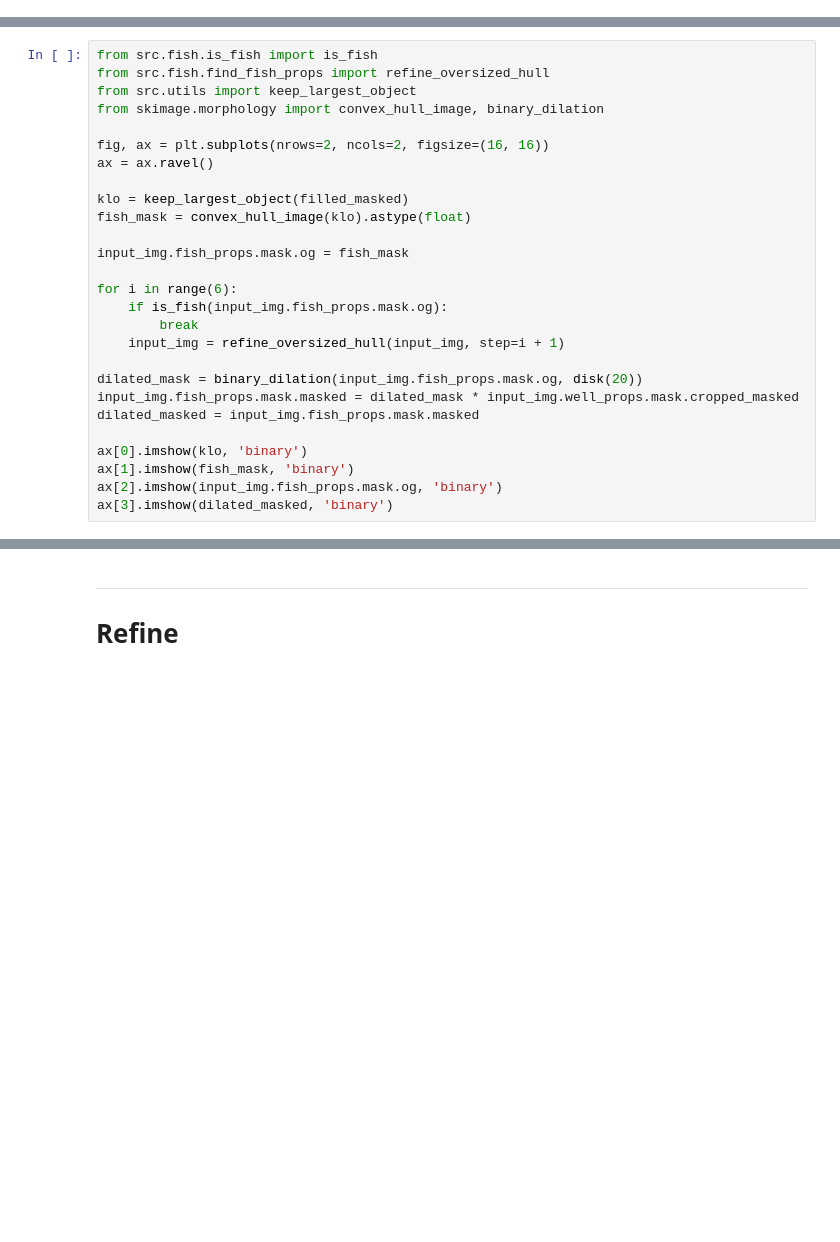
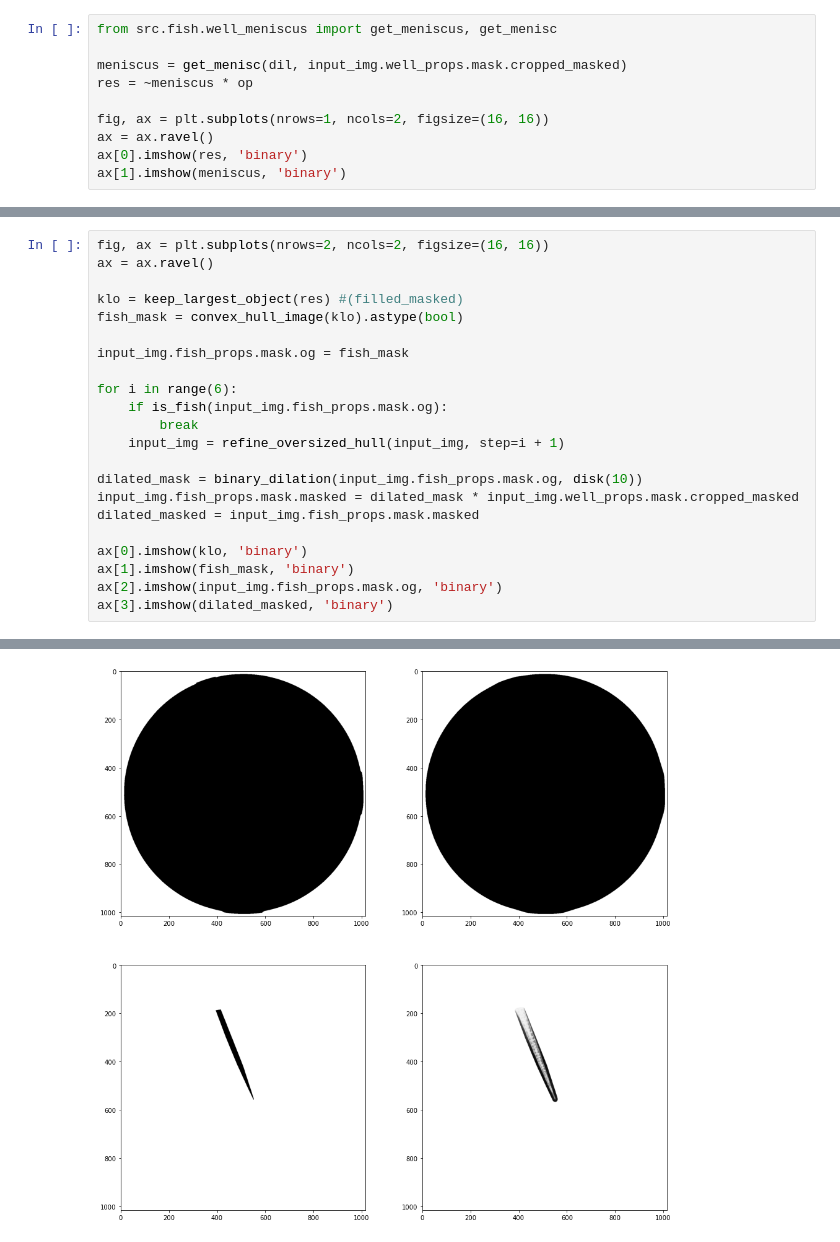
Before and after one commit to gimesia/zebrafisher, a Jupyter notebook: __jupyter__/find_fish.ipynb, the cells around one changed output, grey strips where cells are left out. Drawn from its saved outputs; the diff is of its cells as text; blank space fills up the shorter version.

```diff
--- a/__jupyter__/find_fish.ipynb
+++ b/__jupyter__/find_fish.ipynb
@@ -48,0 +137,10 @@ input_img.processed = filled_masked
+# %%
+from src.fish.well_meniscus import get_meniscus, get_menisc
+
+meniscus = get_menisc(dil, input_img.well_props.mask.cropped_masked)
+res = ~meniscus * op
+
+fig, ax = plt.subplots(nrows=1, ncols=2, figsize=(16, 16))
+ax = ax.ravel()
+ax[0].imshow(res, 'binary')
+ax[1].imshow(meniscus, 'binary')
@@ -49,14 +154,9 @@ input_img.processed = filled_masked
 # %%
-from src.fish.is_fish import is_fish
-from src.fish.find_fish_props import refine_oversized_hull
-from src.utils import keep_largest_object
-from skimage.morphology import convex_hull_image, binary_dilation
-
 fig, ax = plt.subplots(nrows=2, ncols=2, figsize=(16, 16))
 ax = ax.ravel()
 
-klo = keep_largest_object(filled_masked)
-fish_mask = convex_hull_image(klo).astype(float)
+klo = keep_largest_object(res) #(filled_masked)
+fish_mask = convex_hull_image(klo).astype(bool)
 
 input_img.fish_props.mask.og = fish_mask
 
@@ -65,7 +165,7 @@ for i in range(6):
         break
     input_img = refine_oversized_hull(input_img, step=i + 1)
 
-dilated_mask = binary_dilation(input_img.fish_props.mask.og, disk(20))
+dilated_mask = binary_dilation(input_img.fish_props.mask.og, disk(10))
 input_img.fish_props.mask.masked = dilated_mask * input_img.well_props.mask.cropped_masked
 dilated_masked = input_img.fish_props.mask.masked
 
@@ -73,3 +173,4 @@ ax[0].imshow(klo, 'binary')
 ax[1].imshow(fish_mask, 'binary')
 ax[2].imshow(input_img.fish_props.mask.og, 'binary')
 ax[3].imshow(dilated_masked, 'binary')
+# %% [output]
@@ -76,3 +191 @@ ax[3].imshow(dilated_masked, 'binary')
+[figure, added]
-# %% [markdown]
-__________________________________________________________________
-# Refine
```
Also changed, not shown: parts of 27 cells of this notebook.
